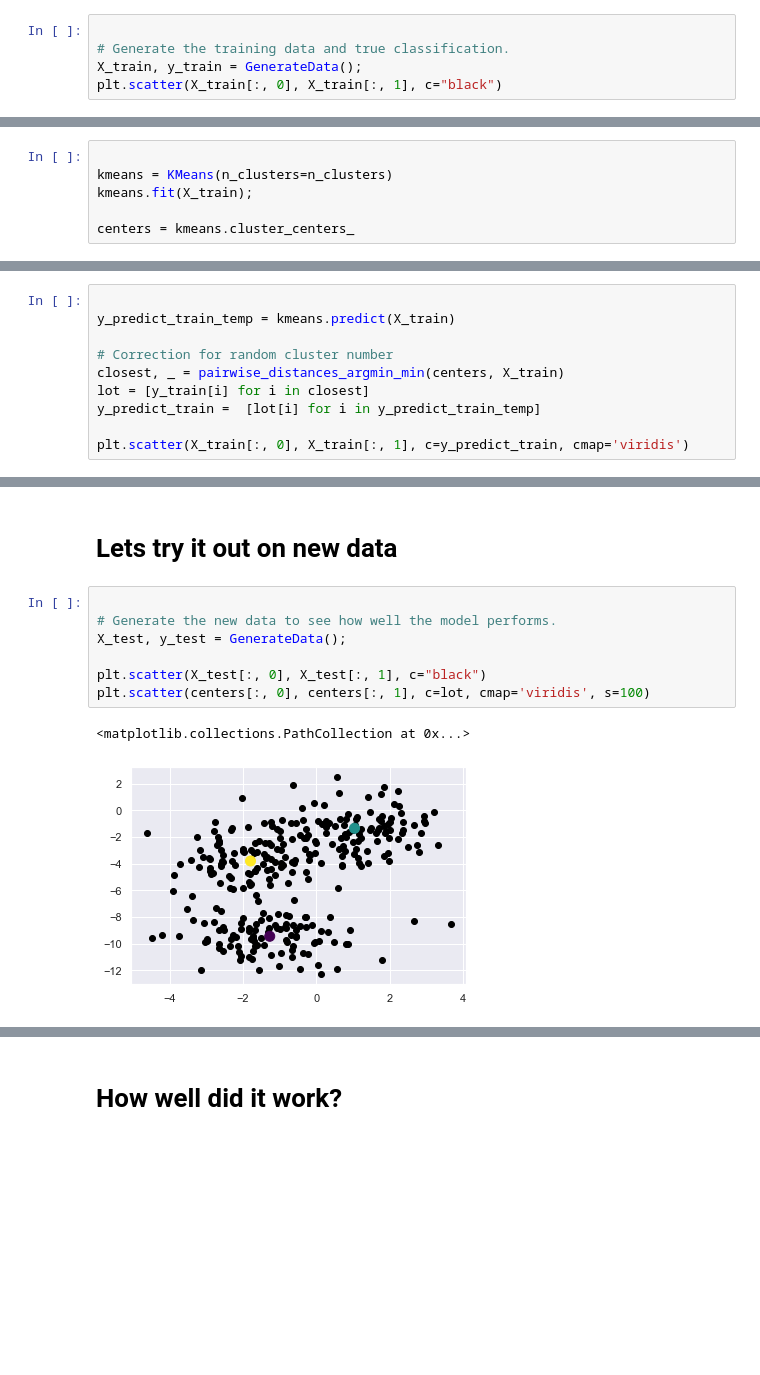
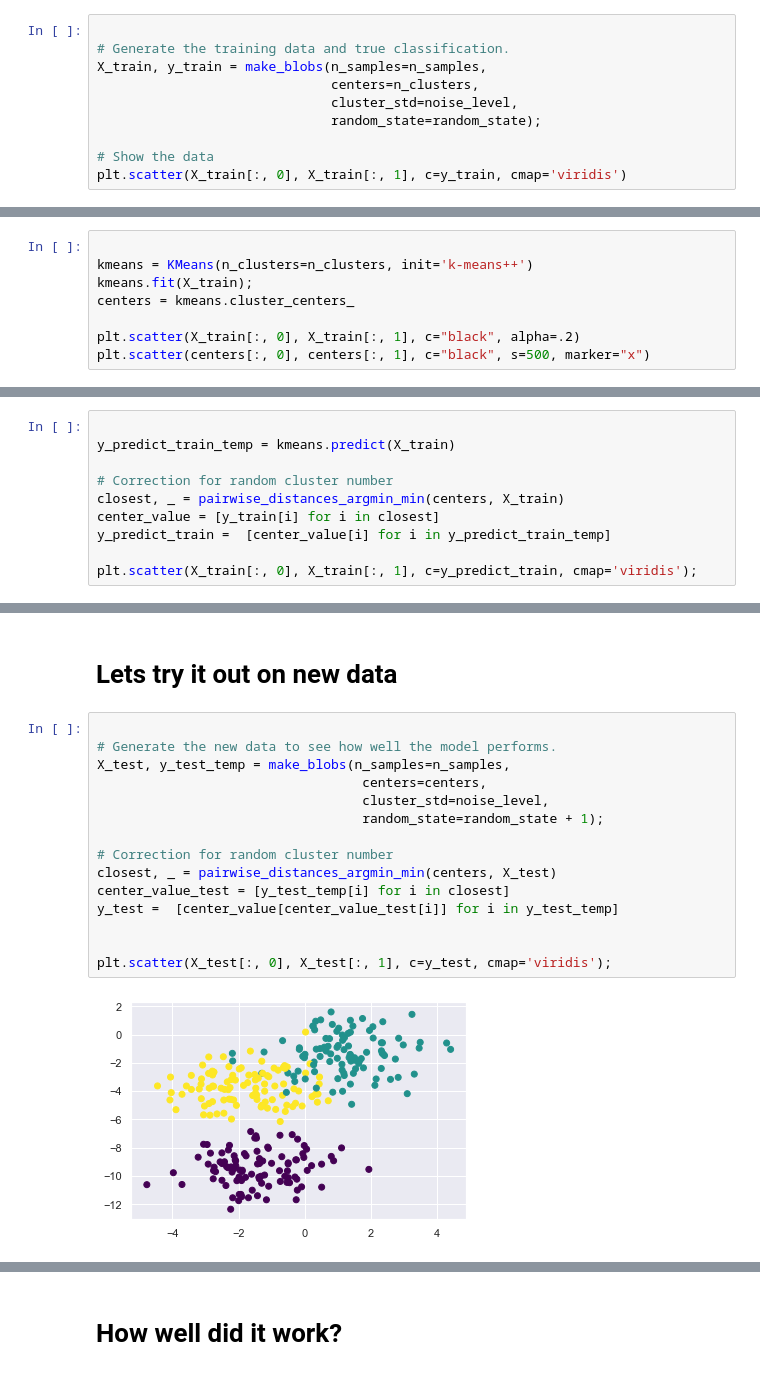
Before and after one commit to ers230/LaerdalDataSummit, a Jupyter notebook: Lab/kMeans_Exercise.ipynb, the cells around one changed output, grey strips where cells are left out. Drawn from its saved outputs; the diff is of its cells as text; blank space fills up the shorter version.

```diff
--- a/Lab/kMeans_Exercise.ipynb
+++ b/Lab/kMeans_Exercise.ipynb
@@ -22,7 +16,12 @@ def GenerateData():
 # %%
 
 # Generate the training data and true classification.
-X_train, y_train = GenerateData();
-plt.scatter(X_train[:, 0], X_train[:, 1], c="black")
+X_train, y_train = make_blobs(n_samples=n_samples,
+                              centers=n_clusters,
+                              cluster_std=noise_level,
+                              random_state=random_state);
+
+# Show the data
+plt.scatter(X_train[:, 0], X_train[:, 1], c=y_train, cmap='viridis')
 # %% [output]
 <matplotlib.collections.PathCollection at 0x...>
@@ -32,6 +31,8 @@ plt.scatter(X_train[:, 0], X_train[:, 1], c="black")
 # %%
 
-kmeans = KMeans(n_clusters=n_clusters)
+kmeans = KMeans(n_clusters=n_clusters, init='k-means++')
 kmeans.fit(X_train);
+centers = kmeans.cluster_centers_
 
-centers = kmeans.cluster_centers_
+plt.scatter(X_train[:, 0], X_train[:, 1], c="black", alpha=.2)
+plt.scatter(centers[:, 0], centers[:, 1], c="black", s=500, marker="x")
@@ -43,8 +47,8 @@ y_predict_train_temp = kmeans.predict(X_train)
 
 # Correction for random cluster number
 closest, _ = pairwise_distances_argmin_min(centers, X_train)
-lot = [y_train[i] for i in closest]
-y_predict_train =  [lot[i] for i in y_predict_train_temp]
+center_value = [y_train[i] for i in closest]
+y_predict_train =  [center_value[i] for i in y_predict_train_temp]
 
-plt.scatter(X_train[:, 0], X_train[:, 1], c=y_predict_train, cmap='viridis')
+plt.scatter(X_train[:, 0], X_train[:, 1], c=y_predict_train, cmap='viridis');
 # %% [output]
@@ -71,13 +74,20 @@ weighted avg       0.96      0.96      0.96       300
 # %%
 
 # Generate the new data to see how well the model performs.
-X_test, y_test = GenerateData();
+X_test, y_test_temp = make_blobs(n_samples=n_samples,
+                                  centers=centers,
+                                  cluster_std=noise_level,
+                                  random_state=random_state + 1);
 
-plt.scatter(X_test[:, 0], X_test[:, 1], c="black")
-plt.scatter(centers[:, 0], centers[:, 1], c=lot, cmap='viridis', s=100)
+# Correction for random cluster number
+closest, _ = pairwise_distances_argmin_min(centers, X_test)
+center_value_test = [y_test_temp[i] for i in closest]
+y_test =  [center_value[center_value_test[i]] for i in y_test_temp]
+
+
+plt.scatter(X_test[:, 0], X_test[:, 1], c=y_test, cmap='viridis');
 # %% [output]
-<matplotlib.collections.PathCollection at 0x...>
-[figure, old version]
+[figure, new version]
 # %%
 
 y_predict_test_temp = kmeans.predict(X_test);
```
Also changed, not shown: parts of 10 cells of this notebook, 5 other files.
